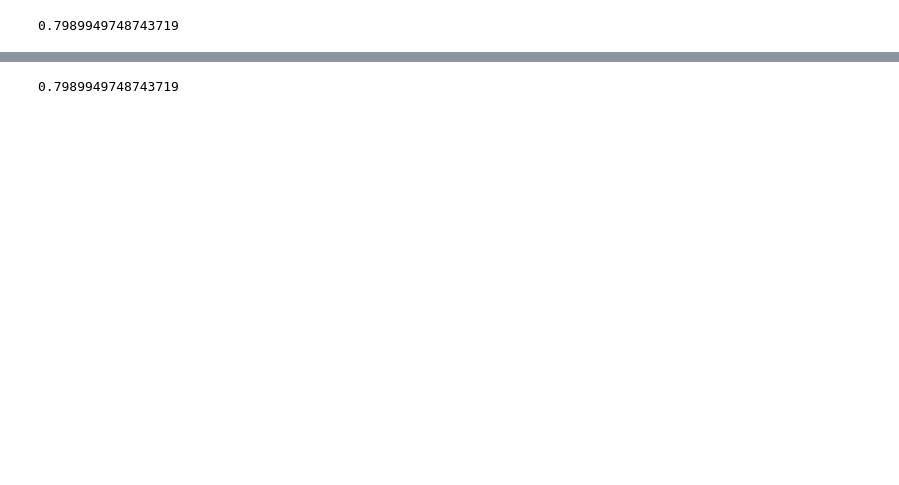
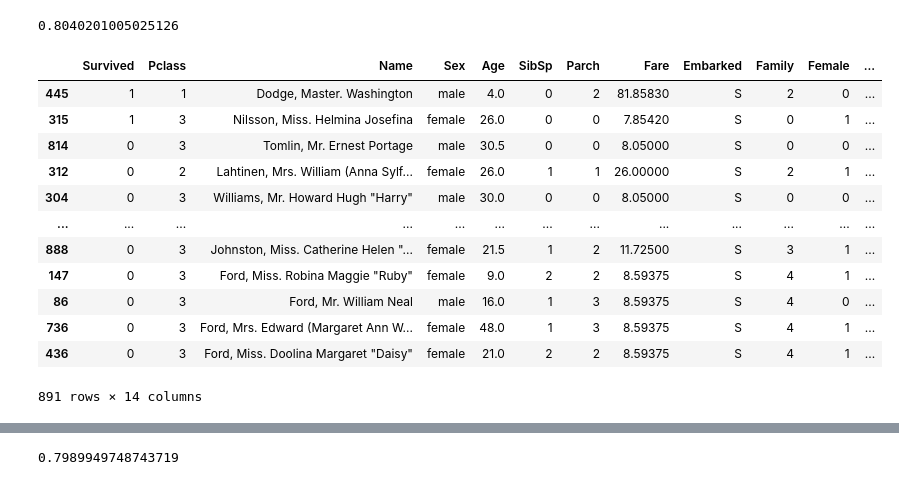
Before and after one commit to MitrofanovDmitry/study, a Jupyter notebook: practice/52 titanic/titanic.ipynb, the cells around one changed output, grey strips where cells are left out. Cells and saved outputs as stored; diff of their text form; code cells hidden in the pictures; blank space fills up the shorter version.

```diff
--- a/practice/52 titanic/titanic.ipynb
+++ b/practice/52 titanic/titanic.ipynb
@@ -4,33 +4,29 @@ import pandas as pd
 from sklearn.linear_model import LogisticRegression
 from sklearn.neighbors import KNeighborsClassifier
 from sklearn.ensemble import RandomForestClassifier
-from sklearn.preprocessing import MinMaxScaler
-from sklearn.preprocessing import StandardScaler
 from sklearn.model_selection import cross_val_score
 from sklearn.metrics import accuracy_score
 
 def extract_features(data):
     X = data[['Name','Pclass','Age','Sex','Fare','Ticket','Embarked','SibSp','Parch']].copy()
+    X['Family'] = X['SibSp'] + X['Parch']
+    X['Female'] = (X['Sex'] == 'female').astype(int)
+    X['Fare'] = X['Fare'].fillna(X['Fare'].median())
+    X['Embarked'] = X['Embarked'].fillna(X['Embarked'].mode()[0])
     X['Title'] = X['Name'].str.extract('([A-Za-z]+)\.').fillna('NA')
-    X['Title'] = X['Title'].replace({'Mlle':'Miss','Major':'Mr','Col':'Mr','Sir':'Mr','Don':'Mr',
-       'Mme':'Miss','Lady':'Mrs','Jonkheer':'Mr','Capt':'Mr','Countess':'Mrs','Ms':'Miss','Dona':'Mrs'})
+    X['Title'] = X['Title'].replace(['Major','Col','Sir','Don','Jonkheer','Capt','Rev','Dr'], 'Mr')
+    X['Title'] = X['Title'].replace(['Lady','Countess','Dona'], 'Mrs')
+    X['Title'] = X['Title'].replace(['Mlle','Mme','Ms'], 'Miss')
     X['Age'] = X.groupby(['Title'])['Age'].transform(lambda g: g.fillna(g.median()))
-    X['Fare'] = X['Fare'].fillna(X['Fare'].median())
     X['Fare'] = X.groupby('Ticket')['Fare'].transform(lambda x: x / len(x))
-    X['Female'] = X['Sex'].map({'male':0,'female':1})
-    X['Family'] = X['SibSp'] + X['Parch']
-    X['Embarked'] = X['Embarked'].fillna(X['Embarked'].mode()[0])
+    X['Boy'] = ((X['Age'] < 16) & (X['Sex'] == 'male') & (X['Family'] > 0)).astype(int)
+    X['Group'] = X['Pclass'].astype(str) + X['Ticket'].str[:-1] + X['Embarked'] + X['Fare'].astype(str)
+    X['Group'] = X.groupby('Group')['Group'].transform(lambda x: '-' if len(x) < 2 else x)
+    X['Age'] = pd.cut(X['Age'], bins=[0,9,16,30,100])
+    X['Family'] = pd.cut(X['Family'], bins=[0,1,6,20])
     X['Fare'] = pd.cut(X['Fare'], bins=[0,10,20,30,100])
-    X['Age'] = pd.cut(X['Age'], bins=[0,9,14,30,100])
-    X['Family'] = pd.cut(X['Family'], bins=[0,1,6,20])
-    X = pd.get_dummies(X, columns=['Age','Embarked','Fare','Family','Pclass'])
-    return X.drop(['Name','Title','Ticket','Sex','SibSp','Parch','Family_(0, 1]','Age_(9, 14]'], axis=1)
-
-def scale_features(X_train, X_test):
-    scaler, features = MinMaxScaler(), ['Family']
-    X_train[features] = scaler.fit_transform(X_train[features])
-    X_test[features] = scaler.transform(X_test[features])
-    return X_train, X_test
+    X = pd.get_dummies(X, columns=['Pclass','Embarked','Age','Fare','Family','Group'])
+    return X.drop(['Name','Ticket','Sex','SibSp','Title','Parch'], axis=1)
 
 def align_features(X_train, X_test):
     return X_train.align(X_test, join='outer', axis=1, fill_value=0)
@@ -45,12 +41,11 @@ y_train = extract_target(train_data)
 y_test = extract_target(test_data) #@!
 X_train = extract_features(train_data)
 X_test = extract_features(test_data)
-# X_train, X_test = scale_features(X_train, X_test)
 X_train, X_test = align_features(X_train, X_test)
 
 m = LogisticRegression()
 # m = KNeighborsClassifier(n_neighbors=8)
-# m = RandomForestClassifier(n_estimators=400)
+# m = RandomForestClassifier(n_estimators=100)
 m.fit(X_train, y_train)
 
 # out = pd.DataFrame()
@@ -61,4 +56,39 @@ m.fit(X_train, y_train)
 # cross_val_score(m, X_train, y_train, scoring='accuracy', cv=3).mean()
 accuracy_score(y_test, m.predict(X_test)) #@!
 # %% [output]
-0.7989949748743719
+0.8040201005025126
+# %%
+import numpy as np
+import pandas as pd
+
+X = pd.read_csv('train.csv')
+X['Family'] = X['SibSp'] + X['Parch']
+X['Female'] = X['Sex'].map({'male':0,'female':1})
+X['Fare'] = X['Fare'].fillna(X['Fare'].median())
+X['Embarked'] = X['Embarked'].fillna(X['Embarked'].mode()[0])
+X['Title'] = X['Name'].str.extract('([A-Za-z]+)\.').fillna('NA')
+X['Title'] = X['Title'].replace(['Major','Col','Sir','Don','Jonkheer','Capt','Rev','Dr'], 'Mr')
+X['Title'] = X['Title'].replace(['Lady','Countess','Dona'], 'Mrs')
+X['Title'] = X['Title'].replace(['Mlle','Mme','Ms'], 'Miss')
+X['Age'] = X.groupby(['Title'])['Age'].transform(lambda g: g.fillna(g.median()))
+X['Fare'] = X.groupby('Ticket')['Fare'].transform(lambda x: x / len(x))
+X['Boy'] = ((X['Age'] < 16) & (X['Sex'] == 'male') & (X['Family'] > 0)).astype(int)
+X['Group'] = X['Pclass'].astype(str) + X['Ticket'].str[:-1] + X['Embarked'] + X['Fare'].astype(str)
+X['Group'] = X.groupby('Group')['Group'].transform(lambda x: '-' if len(x) < 2 else x)
+# if 'Survived' not in X: X['Survived'] = 0
+X['Rate'] = X.groupby('Group')['Survived'].transform(lambda g: g.mean())
+X.sort_values(by='Group').drop(['PassengerId','Title','Cabin','Ticket'], axis=1)
+# %% [output]
+|  | Survived | Pclass | Name | Sex | Age | SibSp | Parch | Fare | Embarked | Family | Female | ... |
+| 445 | 1 | 1 | Dodge, Master. Washington | male | 4.0 | 0 | 2 | 81.85830 | S | 2 | 0 | ... |
+| 315 | 1 | 3 | Nilsson, Miss. Helmina Josefina | female | 26.0 | 0 | 0 | 7.85420 | S | 0 | 1 | ... |
+| 814 | 0 | 3 | Tomlin, Mr. Ernest Portage | male | 30.5 | 0 | 0 | 8.05000 | S | 0 | 0 | ... |
+| 312 | 0 | 2 | Lahtinen, Mrs. William (Anna Sylf... | female | 26.0 | 1 | 1 | 26.00000 | S | 2 | 1 | ... |
+| 304 | 0 | 3 | Williams, Mr. Howard Hugh "Harry" | male | 30.0 | 0 | 0 | 8.05000 | S | 0 | 0 | ... |
+| ... | ... | ... | ... | ... | ... | ... | ... | ... | ... | ... | ... | ... |
+| 888 | 0 | 3 | Johnston, Miss. Catherine Helen "... | female | 21.5 | 1 | 2 | 11.72500 | S | 3 | 1 | ... |
+| 147 | 0 | 3 | Ford, Miss. Robina Maggie "Ruby" | female | 9.0 | 2 | 2 | 8.59375 | S | 4 | 1 | ... |
+| 86 | 0 | 3 | Ford, Mr. William Neal | male | 16.0 | 1 | 3 | 8.59375 | S | 4 | 0 | ... |
+| 736 | 0 | 3 | Ford, Mrs. Edward (Margaret Ann W... | female | 48.0 | 1 | 3 | 8.59375 | S | 4 | 1 | ... |
+| 436 | 0 | 3 | Ford, Miss. Doolina Margaret "Daisy" | female | 21.0 | 2 | 2 | 8.59375 | S | 4 | 1 | ... |
+891 rows × 14 columns
```
Also changed, not shown: parts of 4 cells of this notebook, 1 other file.
